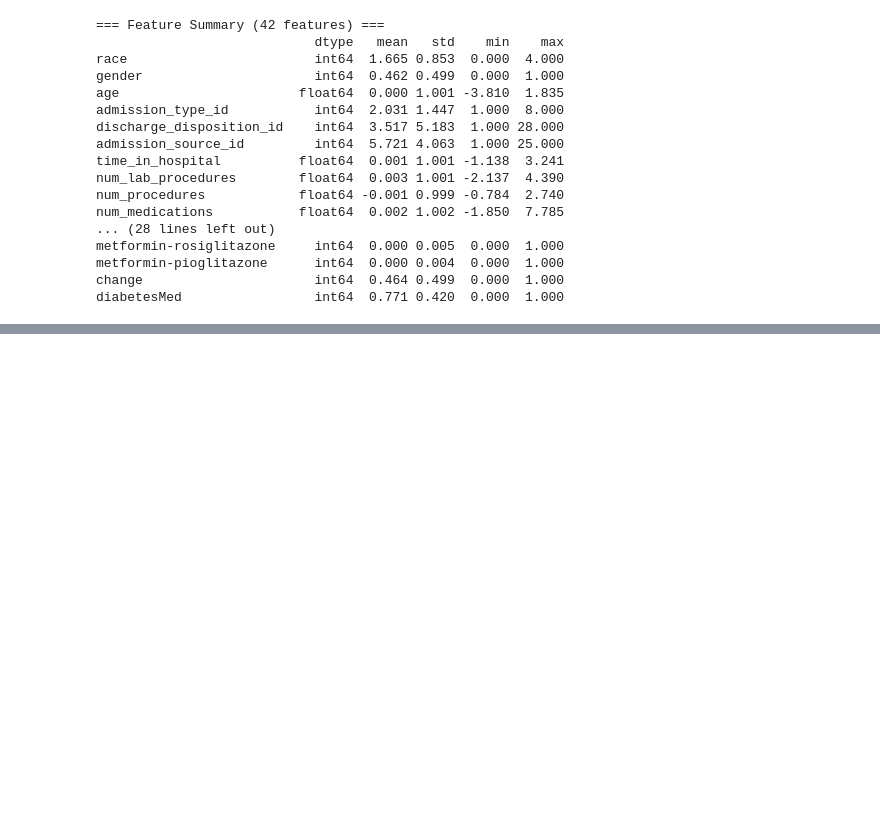
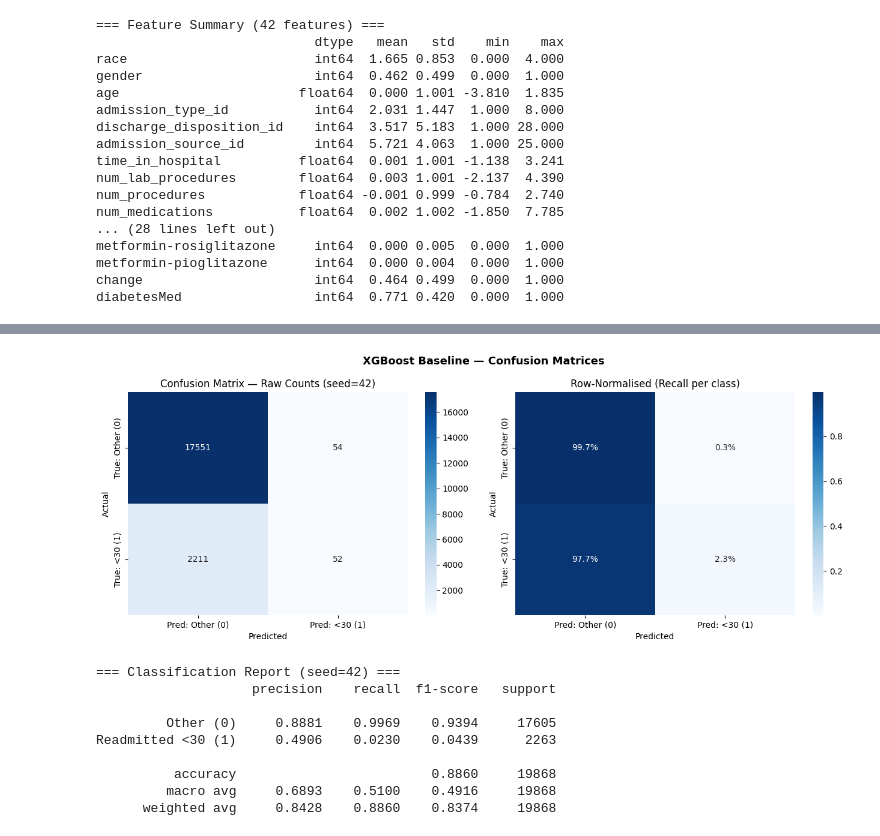
Before and after one commit to Simi-Shrivastava11/tabddpm-hospital-readmission-prediction, a Jupyter notebook: notebook/main.ipynb, the cells around one changed output, grey strips where cells are left out. Saved outputs shown, nothing was run; the diff lists cells and outputs as text; code cells hidden in the pictures; blank space fills up the shorter version.

Commit message:
Trained XGBoost Classifier as BASELINE

```diff
--- a/notebook/main.ipynb
+++ b/notebook/main.ipynb
@@ -526,0 +660,48 @@ diabetesMed                 int64  0.771 0.420  0.000  1.000
+# %%
+cm = confusion_matrix(y_test, y_pred_best)
+
+fig, axes = plt.subplots(1, 2, figsize=(13, 5))
+
+# Raw counts
+sns.heatmap(
+    cm, annot=True, fmt='d', cmap='Blues', ax=axes[0],
+    xticklabels=['Pred: Other (0)', 'Pred: <30 (1)'],
+    yticklabels=['True: Other (0)', 'True: <30 (1)']
+)
+axes[0].set_title('Confusion Matrix — Raw Counts (seed=42)')
+axes[0].set_ylabel('Actual')
+axes[0].set_xlabel('Predicted')
+
+# Row-normalised (recall per class)
+cm_norm = cm.astype(float) / cm.sum(axis=1, keepdims=True)
+sns.heatmap(
+    cm_norm, annot=True, fmt='.1%', cmap='Blues', ax=axes[1],
+    xticklabels=['Pred: Other (0)', 'Pred: <30 (1)'],
+    yticklabels=['True: Other (0)', 'True: <30 (1)']
+)
+axes[1].set_title('Row-Normalised (Recall per class)')
+axes[1].set_ylabel('Actual')
+axes[1].set_xlabel('Predicted')
+
+plt.suptitle('XGBoost Baseline — Confusion Matrices', fontsize=13, fontweight='bold')
+plt.tight_layout()
+plt.savefig(f'{FIGURES_DIR}/baseline_confusion_matrix.png', dpi=150, bbox_inches='tight')
+plt.show()
+
+print('=== Classification Report (seed=42) ===')
+print(classification_report(
+    y_test, y_pred_best,
+    target_names=['Other (0)', 'Readmitted <30 (1)'],
+    digits=4
+))
+# %% [output]
+[figure, added]
+=== Classification Report (seed=42) ===
+                    precision    recall  f1-score   support
+
+         Other (0)     0.8881    0.9969    0.9394     17605
+Readmitted <30 (1)     0.4906    0.0230    0.0439      2263
+
+          accuracy                         0.8860     19868
+         macro avg     0.6893    0.5100    0.4916     19868
+      weighted avg     0.8428    0.8860    0.8374     19868
```
Also changed, not shown: parts of 9 cells of this notebook.
